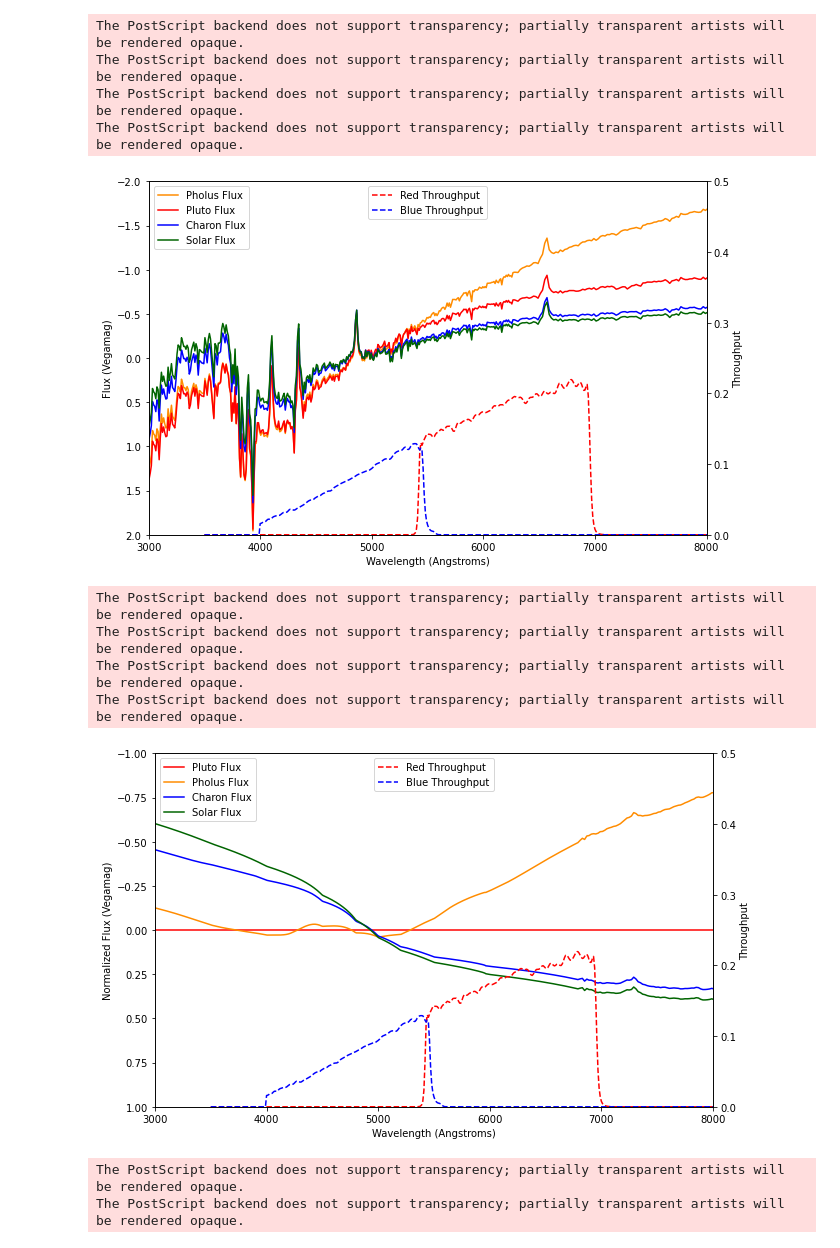
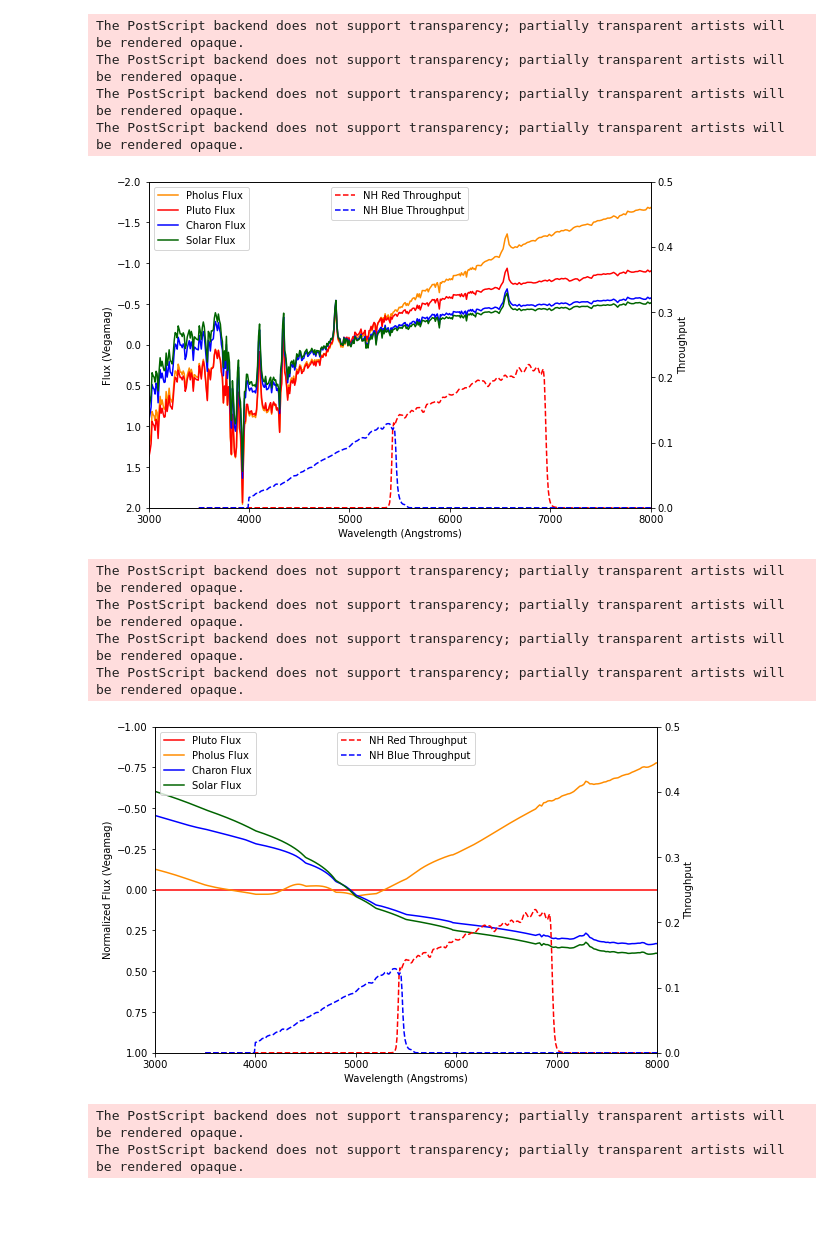
Before and after one commit to TimEwing/pluto, a Jupyter notebook: spectra.ipynb, the cells around one changed output. Saved outputs shown, nothing was run; the diff lists cells and outputs as text; code cells hidden in the pictures; blank space fills up the shorter version.

```diff
--- a/spectra.ipynb
+++ b/spectra.ipynb
@@ -12,7 +12,7 @@ import matplotlib.pyplot as plt
 
 import utils
 
-plt.rcParams['figure.figsize'] = [10, 6.5]
+plt.rcParams['figure.figsize'] = [9, 6]
 # %%
 for target in ['pholus', 'pluto', 'charon', 'solar']:
     spectrum = utils.get_spectrum(target)
@@ -30,36 +30,36 @@ plt.xlim([3000, 8000])
 plt.xlabel("Wavelength (Angstroms)")
 
 spec_ax = plt.gca()
 spec_ax.set_ylim(-2, 2)
 spec_ax.set_ylabel("Flux (Vegamag)")
 spec_ax.legend(loc='upper left')
 spec_ax.invert_yaxis()
 
 bp_ax = spec_ax.twinx() # Make a second y-axis that shares the x-axis
 red_bp = utils.get_bandpass('NH_RED')
 bp_ax.plot(
     red_bp.wave, red_bp.throughput,
     '--', c=utils.COLORMAP['NH_RED'],
-    label=f"{utils.LABELMAP['NH_RED']} Throughput")
+    label=f"NH Red Throughput")
 
 blue_bp = utils.get_bandpass('NH_BLUE')
 bp_ax.plot(
     blue_bp.wave, blue_bp.throughput,
     '--', c=utils.COLORMAP['NH_BLUE'],
-    label=f"{utils.LABELMAP['NH_BLUE']} Throughput")
+    label=f"NH Blue Throughput")
 
 bp_ax.set_ylim(0, 0.5)
 bp_ax.set_ylabel("Throughput")
 bp_ax.legend(loc='upper center')
 
 plt.savefig(f"figures/spectra_with_throughput.eps", bbox_inches='tight')
 plt.show()
 # %% [output]
 The PostScript backend does not support transparency; partially transparent artists will be rendered opaque.
 The PostScript backend does not support transparency; partially transparent artists will be rendered opaque.
 The PostScript backend does not support transparency; partially transparent artists will be rendered opaque.
 The PostScript backend does not support transparency; partially transparent artists will be rendered opaque.
-[figure, old version]
+[figure, new version]
 # %%
 pluto_spectrum = utils.get_spectrum('pluto')
 pluto_spectrum.convert('Angstrom')
@@ -95,13 +95,13 @@ red_bp = utils.get_bandpass('NH_RED')
 bp_ax.plot(
     red_bp.wave, red_bp.throughput,
     '--', c=utils.COLORMAP['NH_RED'],
-    label=f"{utils.LABELMAP['NH_RED']} Throughput")
+    label=f"NH Red Throughput")
 
 blue_bp = utils.get_bandpass('NH_BLUE')
 bp_ax.plot(
     blue_bp.wave, blue_bp.throughput,
     '--', c=utils.COLORMAP['NH_BLUE'],
-    label=f"{utils.LABELMAP['NH_BLUE']} Throughput")
+    label=f"NH Blue Throughput")
 bp_ax.set_ylim(0, 0.5)
 bp_ax.set_ylabel("Throughput")
 bp_ax.legend(loc='upper center')
@@ -116,7 +116,7 @@ The PostScript backend does not support transparency; partially transparent arti
 The PostScript backend does not support transparency; partially transparent artists will be rendered opaque.
 The PostScript backend does not support transparency; partially transparent artists will be rendered opaque.
 The PostScript backend does not support transparency; partially transparent artists will be rendered opaque.
-[figure, old version]
+[figure, new version]
 # %%
 plt.rcParams['figure.figsize'] = [8, 4]
 
```
Also changed, not shown: 2 other files.
